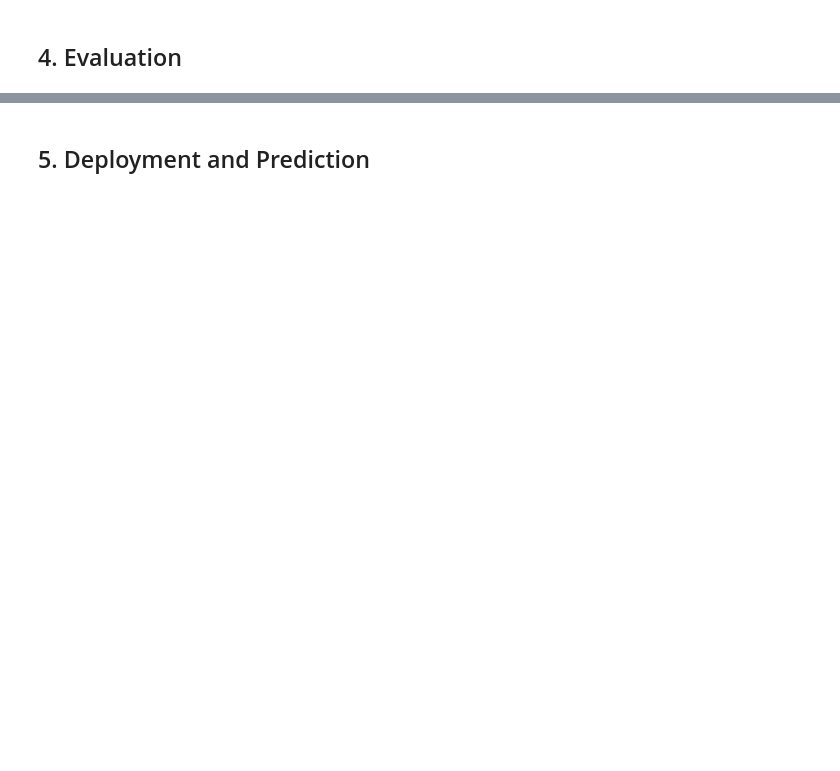
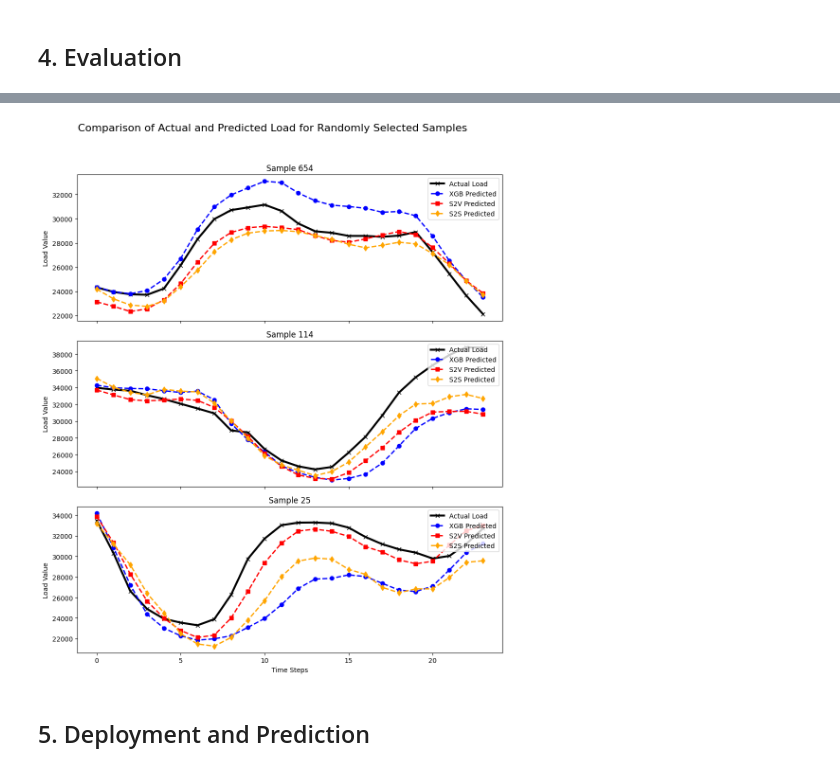
Before and after one commit to Jackson00Han/Time-Series-Training, a Jupyter notebook: Copy_of_multivariate_time_series.ipynb, the cells around one changed output, grey strips where cells are left out. Drawn from its saved outputs; the diff is of its cells as text; code cells hidden in the pictures; blank space fills up the shorter version.

```diff
--- a/Copy_of_multivariate_time_series.ipynb
+++ b/Copy_of_multivariate_time_series.ipynb
@@ -2180,2 +2223,52 @@ price_model= xgb.train(
+# %%
+import random
+import matplotlib.pyplot as plt
+
+# Visualization
+random.seed(42)
+
+num_samples = len(eval_load_rolled)
+
+# Randomly select 3 sample indices
+random_numbers = 3
+selected_indices = random.sample(range(num_samples), random_numbers)
+
+# Create 3 subplots, all sharing the same X-axis
+fig, axs = plt.subplots(random_numbers, 1, figsize=(10, 12), sharex=True)  # Increased figure size for better display
+
+for i, n in enumerate(selected_indices):
+    # Plot actual values and predicted values
+    axs[i].plot(eval_load_rolled[n], label='Actual Load', linestyle='-', marker='x', c='black', linewidth=3)
+    axs[i].plot(load_pred_df.values[n], label='XGB Predicted', linestyle='--', marker='o', c='blue', linewidth=2)
+    axs[i].plot(s2v_eval_load_prediction[n], label='S2V Predicted', linestyle='--', marker='s', c='red', linewidth=2)
+    axs[i].plot(s2s_eval_load_prediction[n], label='S2S Predicted', linestyle='--', marker='d', c='orange',linewidth=2)
+
+    # Set a simple title for each subplot
+    axs[i].set_title(f'Sample {n}')
+
+    # Set consistent Y-axis limits for easier comparison
+    #axs[i].set_ylim([min(eval_load_rolled[n]) - 2000, max(eval_load_rolled[n]) + 2000])
+
+    # Set Y-axis label
+    axs[i].set_ylabel('Load Value')
+
+    axs[i].legend(loc='upper right')
+
+# Add a global title for the entire figure
+fig.suptitle('Comparison of Actual and Predicted Load for Randomly Selected Samples', fontsize=16)
+
+# Set X-axis label for time steps
+plt.xlabel('Time Steps')
+
+# Adjust spacing between subplots
+plt.subplots_adjust(hspace=0.3)
+
+# Auto-adjust layout to prevent overlap
+plt.tight_layout(rect=[0, 0, 1, 0.95])  # Leave space for the global title
+
+# Display the plot
+plt.show()
+# %% [output]
+[figure, added]
 # %% [markdown]
 ## 5. Deployment and Prediction
```
Also changed, not shown: parts of 24 cells of this notebook.
